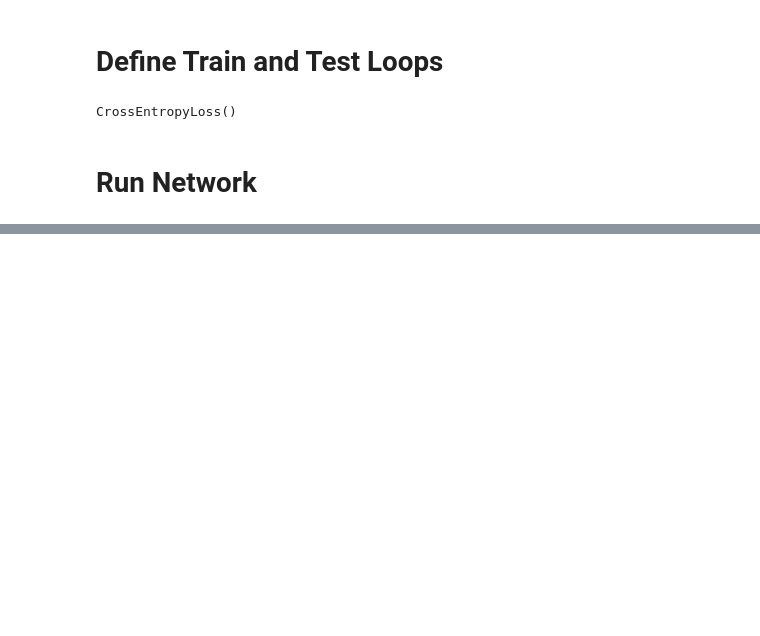
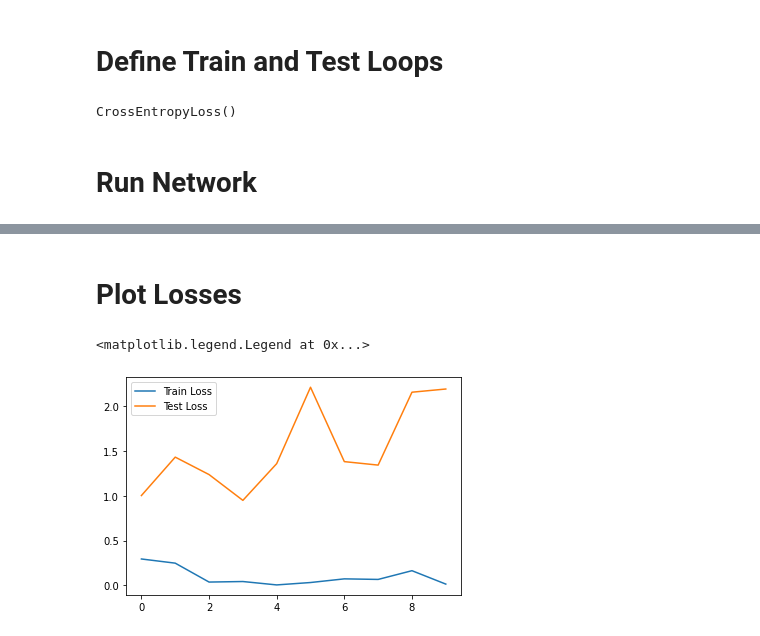
Before and after one commit to jban28/MPhys-Radiotherapy-49, a Jupyter notebook: MPhys.ipynb, the cells around one changed output, grey strips where cells are left out. Cells and saved outputs as stored; diff of their text form; code cells hidden in the pictures; blank space fills up the shorter version.

```diff
--- a/MPhys.ipynb
+++ b/MPhys.ipynb
@@ -276,20 +232,28 @@ validation_dataloader = DataLoader(validation_data, batch_size=4, shuffle=True)
 class CNN(nn.Module):
   def __init__(self):
     super(CNN, self).__init__()
+    out1 = 4
+    out2 = 4
+    out3 = 2
     self.cnn_layers = nn.Sequential(
       # Layer 1
-      nn.Conv3d(1,1,4,1,1),
-      nn.BatchNorm3d(1),
+      nn.Conv3d(1,out1,4,1,1),
+      nn.BatchNorm3d(out1),
       nn.ReLU(inplace=True),
       nn.MaxPool3d(kernel_size=2, stride=2),
       # Layer 2
-      nn.Conv3d(1, 1, 4, 1, 1),
-      nn.BatchNorm3d(1),
+      nn.Conv3d(out1, out2, 4, 1, 1),
+      nn.BatchNorm3d(out2),
+      nn.ReLU(inplace=True),
+      nn.MaxPool3d(kernel_size=2, stride=2),
+      # Layer 3
+      nn.Conv3d(out2, out3, 4, 1, 1),
+      nn.BatchNorm3d(out3),
       nn.ReLU(inplace=True),
       nn.MaxPool3d(kernel_size=2, stride=2),
     )
     self.linear_layers = nn.Sequential(
-      nn.Linear(216000, 4)
+      nn.Linear(48778, 2)
     )
   def forward(self, x):
     x = self.cnn_layers(x)
@@ -334,10 +302,11 @@ def train_loop(dataloader, model, loss_fn, optimizer):
         loss.backward()
         optimizer.step()
 
-        if batch % 100 == 0:
+        # Print results after each batch
+        if batch % 1 == 0:
             loss, current = loss.item(), batch * len(X)
             print(f"loss: {loss:>7f}  [{current:>5d}/{size:>5d}]")
-
+    return loss.item()
 
 def test_loop(dataloader, model, loss_fn):
     size = len(dataloader.dataset)
@@ -357,6 +326,7 @@ def test_loop(dataloader, model, loss_fn):
     test_loss /= num_batches
     correct /= size
     print(f"Test Error: \n Accuracy: {(100*correct):>0.1f}%, Avg loss: {test_loss:>8f} \n")
+    return test_loss
 
 learning_rate = 0.001
 # defining the model
@@ -364,8 +334,9 @@ model = CNN()
 # defining the optimizer
 optimizer = torch.optim.SGD(model.parameters(), lr=learning_rate)
 # defining the loss function
+loss_fn = nn.BCELoss()
 loss_fn = nn.CrossEntropyLoss()
-# checking if GPU is available
+
 model.to(device)
 loss_fn.to(device)
 # %% [output]
@@ -374,10 +345,17 @@ CrossEntropyLoss()
 # Run Network
 # %%
 epochs = 10
+train_losses = [[],[]]
+test_losses = [[],[]]
 for t in range(epochs):
     print(f"Epoch {t+1}\n-------------------------------")
-    train_loop(train_dataloader, model, loss_fn, optimizer)
-    test_loop(test_dataloader, model, loss_fn)
+    train_loss = train_loop(train_dataloader, model, loss_fn, optimizer)
+    test_loss = test_loop(test_dataloader, model, loss_fn)
+
+    train_losses[0].append(t)
+    train_losses[1].append(train_loss)
+    test_losses[0].append(t)
+    test_losses[1].append(test_loss)
 print("Done!")
 # %% [output]
 Epoch 1
@@ -398,2 +376,13 @@ Test Error:
 
 Done!
+# %% [markdown]
+# Plot Losses
+# %%
+fig = plt.figure()
+ax = plt.axes()
+ax.plot(train_losses[0], train_losses[1], label="Train Loss")
+ax.plot(test_losses[0], test_losses[1], label="Test Loss")
+ax.legend()
+# %% [output]
+<matplotlib.legend.Legend at 0x...>
+[figure, added]
```
Also changed, not shown: parts of 7 cells of this notebook.
